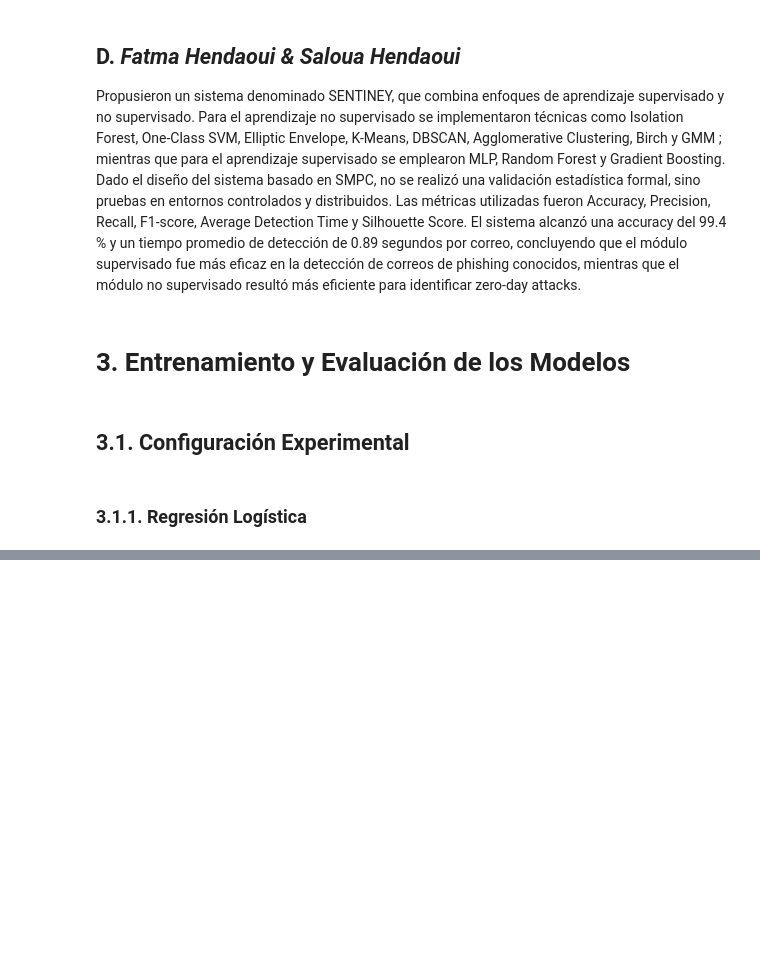
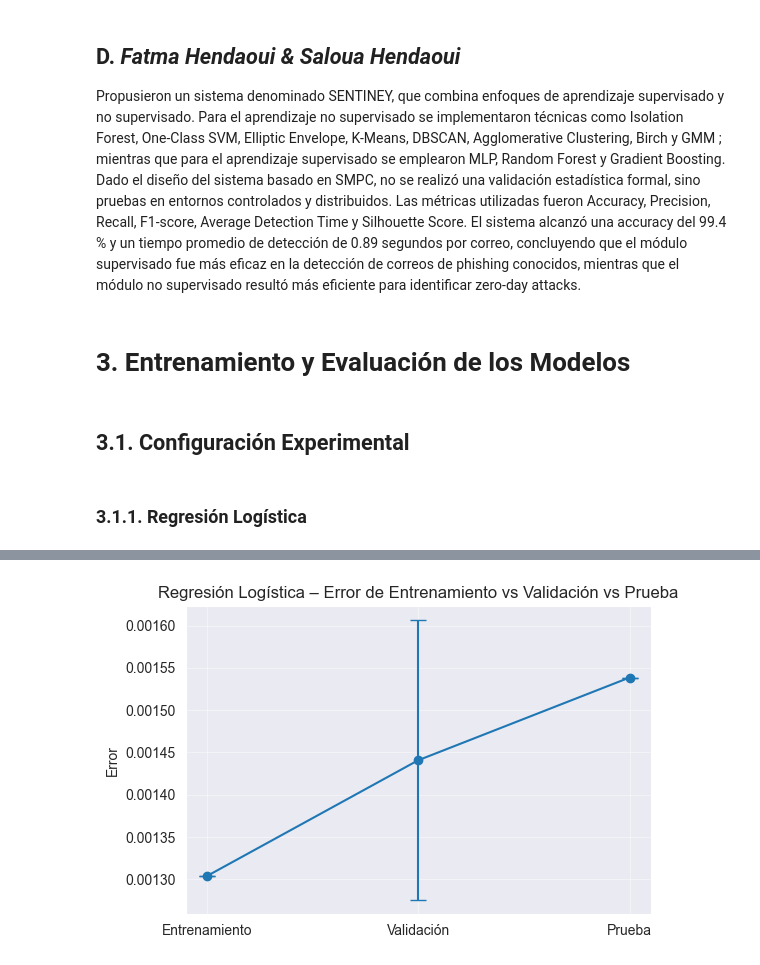
Before and after one commit to sren97/Modelos2_PhiUSIIL, a Jupyter notebook: Proyecto_Modelos_2_PhiUSIIL.ipynb, the cells around one changed output, grey strips where cells are left out. Cells and saved outputs as stored; diff of their text form; code cells hidden in the pictures; blank space fills up the shorter version.

Commit message:
Refactor: models

```diff
--- a/Proyecto_Modelos_2_PhiUSIIL.ipynb
+++ b/Proyecto_Modelos_2_PhiUSIIL.ipynb
@@ -341,11 +341,15 @@ no supervisado resultó más eficiente para identificar zero-day attacks.
 # %% [markdown]
 ## 3.1. Configuración Experimental
 # %%
+from sklearn.model_selection import train_test_split
+from sklearn.preprocessing import StandardScaler
+
 df_clean = data_numerical.drop_duplicates()
-
 y = df_clean['label']
 X = df_clean.drop('label', axis=1)
 
-# 3. Hacer el split sobre el dataframe limpio
-from sklearn.model_selection import train_test_split
 X_train, X_test, y_train, y_test = train_test_split(X, y, test_size=0.2, random_state=42, stratify=y)
+
+scaler = StandardScaler()
+X_train_s = scaler.fit_transform(X_train)
+X_test_s = scaler.transform(X_test)
@@ -547,0 +358,84 @@ print(f"Número de iteraciones: {best_logistic.n_iter_[0]}")
+# %%
+from sklearn.linear_model import LogisticRegression
+from sklearn.model_selection import GridSearchCV, StratifiedKFold
+from sklearn.metrics import accuracy_score
+
+import matplotlib.pyplot as plt
+import seaborn as sns
+import pandas as pd
+
+lr_params = {
+    "C": [0.01, 0.1, 1, 10],
+    "solver": ["liblinear", "lbfgs"],
+    "penalty": ["l2"]
+}
+
+lr_model = LogisticRegression(max_iter=5000, random_state=42)
+
+lr_search = GridSearchCV(
+    lr_model,
+    lr_params,
+    cv=5,
+    scoring="accuracy",
+    n_jobs=-1,
+    error_score="raise"
+)
+
+print("Buscando mejor modelo de Regresión Logística...")
+lr_search.fit(X_train_s, y_train)
+
+print("\nMejor modelo LR:", lr_search.best_estimator_)
+print("Mejores hiperparámetros:", lr_search.best_params_)
+
+cv = StratifiedKFold(n_splits=5, shuffle=True, random_state=42)
+
+train_pred_lr = lr_search.best_estimator_.predict(X_train_s)
+train_error_actual_lr = 1 - accuracy_score(y_train, train_pred_lr)
+
+val_error_mean_lr = 1 - lr_search.best_score_
+val_error_std_lr = lr_search.cv_results_["std_test_score"][lr_search.best_index_]
+
+y_pred_lr = lr_search.best_estimator_.predict(X_test_s)
+test_accuracy_lr = accuracy_score(y_test, y_pred_lr)
+test_error_lr = 1 - test_accuracy_lr
+
+print("\n=== Errores Regresión Logística ===")
+print(f"Error de Entrenamiento: {train_error_actual_lr:.4f}")
+print(f"Error de Validación:   {val_error_mean_lr:.4f} ± {val_error_std_lr:.4f}")
+print(f"Error de Prueba:        {test_error_lr:.4f}")
+
+plt.figure(figsize=(6,4))
+plt.errorbar(
+    ["Entrenamiento", "Validación", "Prueba"],
+    [train_error_actual_lr, val_error_mean_lr, test_error_lr],
+    yerr=[0, val_error_std_lr, 0],
+    capsize=6,
+    marker='o'
+)
+plt.title("Regresión Logística – Error de Entrenamiento vs Validación vs Prueba")
+plt.ylabel("Error")
+plt.grid(alpha=0.4)
+plt.show()
+
+plt.figure(figsize=(6,4))
+cv_scores_lr = lr_search.cv_results_["mean_test_score"]
+sns.boxplot(data=cv_scores_lr)
+sns.stripplot(data=cv_scores_lr, color='red', size=6)
+plt.title("Regresión Logística – Desempeño por fold (CV)")
+plt.ylabel("Accuracy")
+plt.xticks([])
+plt.grid(alpha=0.4)
+plt.show()
+
+best_lr = lr_search.best_estimator_
+coefs = pd.Series(best_lr.coef_[0], index=X_train.columns)
+coefs_abs = coefs.abs().sort_values(ascending=False).head(10)
+
+plt.figure(figsize=(6,5))
+sns.barplot(x=coefs_abs.values, y=coefs_abs.index)
+plt.title("Regresión Logística – Top 10 variables más influyentes")
+plt.xlabel("|Coeficiente|")
+plt.ylabel("Variable")
+plt.grid(axis='x', alpha=0.3)
+plt.show()
+# %% [output]
@@ -547,0 +451 @@ print(f"Número de iteraciones: {best_logistic.n_iter_[0]}")
+[figure, added]
```
Also changed, not shown: parts of 10 cells of this notebook.
